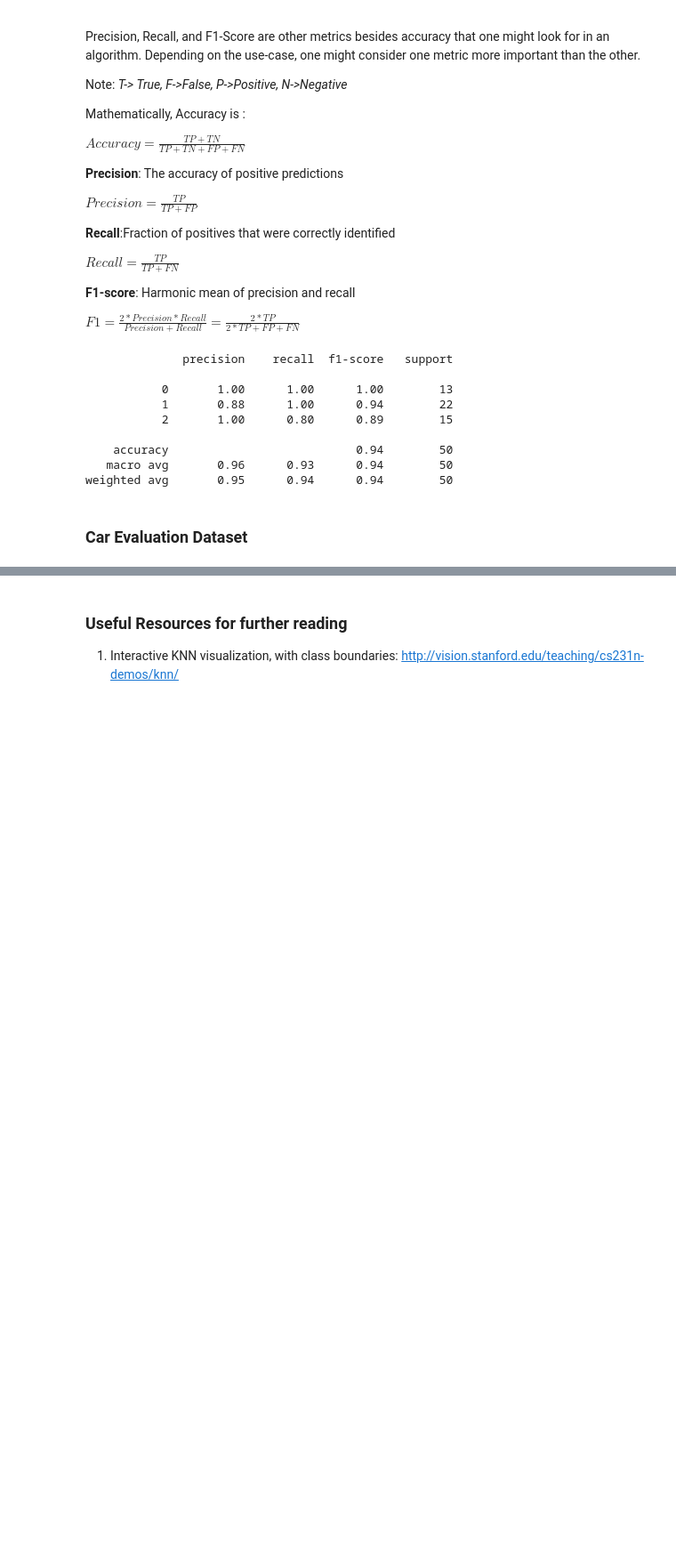
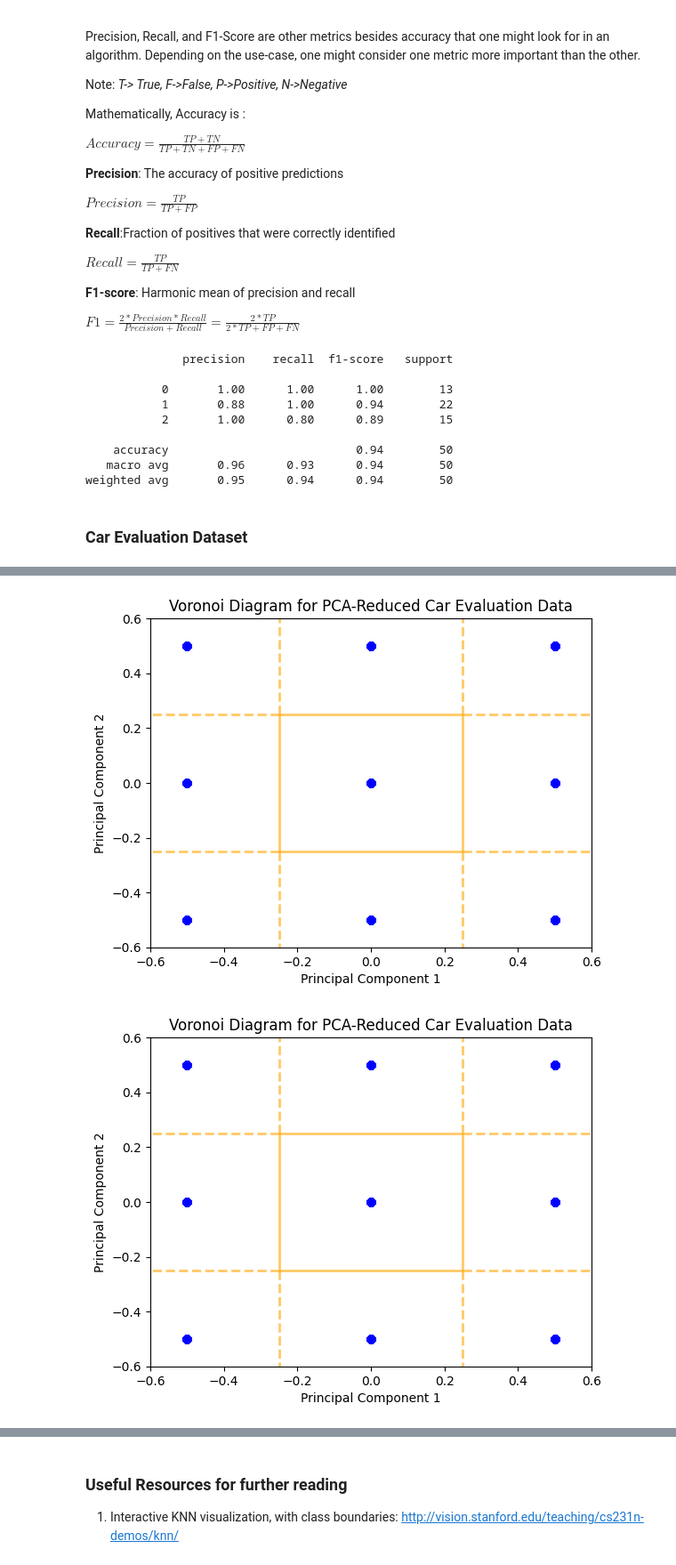
Before and after one commit to ramaanjali/Fmml-labs, a Jupyter notebook: Mod3_lab2.ipynb, the cells around one changed output, grey strips where cells are left out. Shown: that part at 89% size. Drawn from its saved outputs; the diff is of its cells as text; code cells hidden in the pictures; blank space fills up the shorter version.

```diff
--- a/Mod3_lab2.ipynb
+++ b/Mod3_lab2.ipynb
@@ -545,0 +660,61 @@ For these reasons, KNN is often not the best choice for large or complex dataset
+# %%
+## TASK-6
+## import pandas as pd
+!pip install pandas # Install pandas if not already installed
+import pandas as pd
+import numpy as np
+from sklearn.preprocessing import LabelEncoder, MinMaxScaler
+from sklearn.decomposition import PCA
+from sklearn.neighbors import KNeighborsClassifier
+from scipy.spatial import Voronoi, voronoi_plot_2d
+import matplotlib.pyplot as plt
+
+# Download the Car Evaluation dataset from UCI Machine Learning Repository
+!wget https://archive.ics.uci.edu/ml/machine-learning-databases/car/car.data -O car_evaluation.csv
+
+# Load the car evaluation dataset
+data = pd.read_csv('car_evaluation.csv', header=None)  # No header in the original file
+data.columns = ['buying', 'maint', 'doors', 'persons', 'lug_boot', 'safety', 'class']  # Set column names
+
+# Encode categorical features
+label_encoder = LabelEncoder()
+for column in data.columns:
+    data[column] = label_encoder.fit_transform(data[column])
+
+# Separate features and target
+X = data.drop('class', axis=1)
+y = data['class']
+
+# Apply MinMax scaling
+scaler = MinMaxScaler()
+X_scaled = scaler.fit_transform(X)
+
+# Apply PCA to reduce the dataset to two dimensions
+pca = PCA(n_components=2)
+X_pca = pca.fit_transform(X_scaled)
+
+# Train a KNN classifier
+knn = KNeighborsClassifier(n_neighbors=5)
+knn.fit(X_pca, y)
+
+# Get the Voronoi diagram for PCA-reduced data
+vor = Voronoi(X_pca)
+
+# Plot the Voronoi diagram
+fig, ax = plt.subplots()
+voronoi_plot_2d(vor, ax=ax, show_vertices=False, line_colors='orange', line_width=2, line_alpha=0.6, point_size=2)
+ax.plot(X_pca[:, 0], X_pca[:, 1], 'bo')
+plt.title('Voronoi Diagram for PCA-Reduced Car Evaluation Data')
+plt.xlabel('Principal Component 1')
+plt.ylabel('Principal Component 2')
+plt.show()
+
+# Plot the Voronoi diagram
+fig, ax = plt.subplots()
+voronoi_plot_2d(vor, ax=ax, show_vertices=False, line_colors='orange', line_width=2, line_alpha=0.6, point_size=2)
+ax.plot(X_pca[:, 0], X_pca[:, 1], 'bo')
+plt.title('Voronoi Diagram for PCA-Reduced Car Evaluation Data')
+plt.xlabel('Principal Component 1')
+plt.ylabel('Principal Component 2')
+plt.show()
+# %% [output]
@@ -545,0 +737,2 @@ For these reasons, KNN is often not the best choice for large or complex dataset
+[figure, added]
+[figure, added]
```
Also changed, not shown: parts of 18 cells of this notebook.
